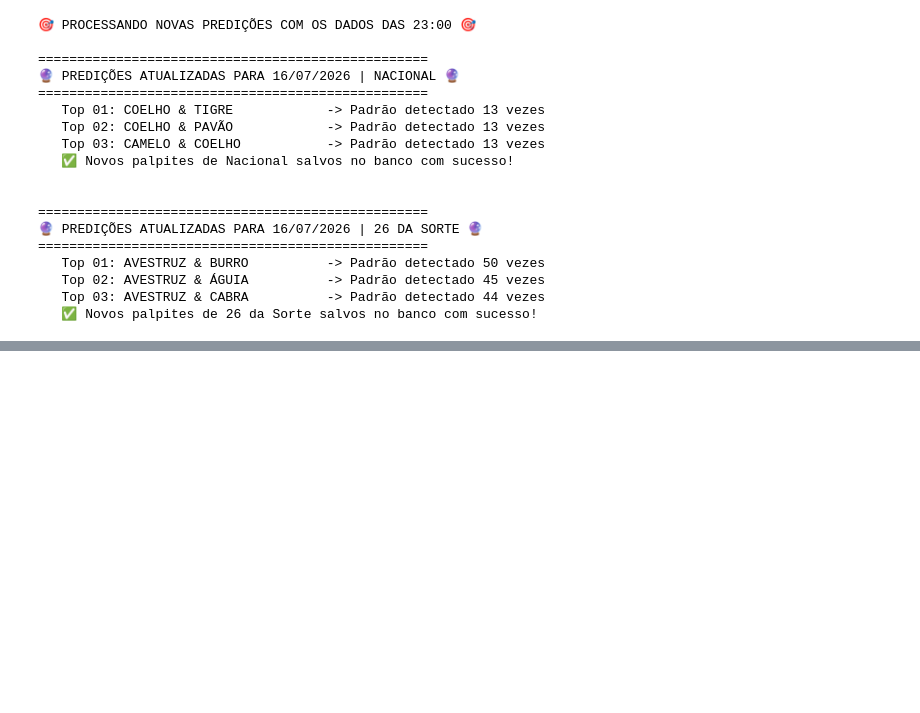
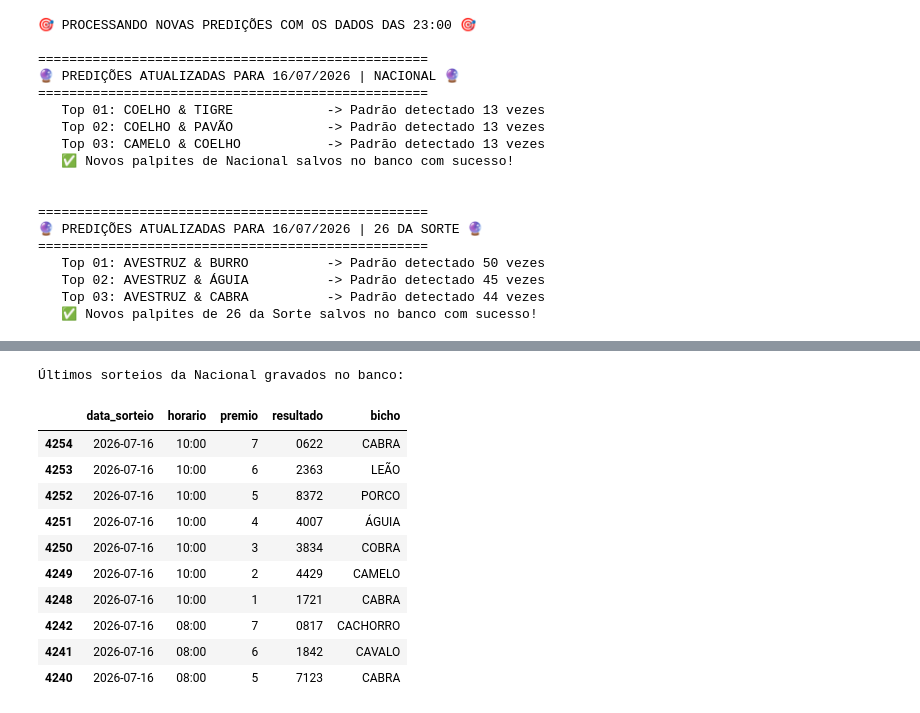
Before and after one commit to viniciushoffmanndev/lottery-predictive-scraper, a Jupyter notebook: analise_loterias.ipynb, the cells around one changed output, grey strips where cells are left out. Cells and saved outputs as stored; diff of their text form; code cells hidden in the pictures; blank space fills up the shorter version.

```diff
--- a/analise_loterias.ipynb
+++ b/analise_loterias.ipynb
@@ -901,0 +1022,29 @@ await prever_e_salvar_duque("26 da Sorte", df_26_sorte, data_amanha)
+# %%
+# ==========================================
+# 🔎 SANITY CHECK: ÚLTIMOS RESULTADOS NO BANCO
+# ==========================================
+
+print("Últimos sorteios da Nacional gravados no banco:\n")
+
+# 1. Filtra só a Nacional
+df_check = df[df['no_loteria'] == 'Nacional'].copy()
+
+# 2. Ordena da data/hora mais recente para a mais antiga
+df_check = df_check.sort_values(by='data_hora', ascending=False)
+
+# 3. Seleciona só as colunas que importam para não poluir a tela e mostra os 10 primeiros
+colunas_visiveis = ['data_sorteio', 'horario', 'premio', 'resultado', 'bicho']
+display(df_check[colunas_visiveis].head(10))
+# %% [output]
+Últimos sorteios da Nacional gravados no banco:
+|  | data_sorteio | horario | premio | resultado | bicho |
+| 4254 | 2026-07-16 | 10:00 | 7 | 0622 | CABRA |
+| 4253 | 2026-07-16 | 10:00 | 6 | 2363 | LEÃO |
+| 4252 | 2026-07-16 | 10:00 | 5 | 8372 | PORCO |
+| 4251 | 2026-07-16 | 10:00 | 4 | 4007 | ÁGUIA |
+| 4250 | 2026-07-16 | 10:00 | 3 | 3834 | COBRA |
+| 4249 | 2026-07-16 | 10:00 | 2 | 4429 | CAMELO |
+| 4248 | 2026-07-16 | 10:00 | 1 | 1721 | CABRA |
+| 4242 | 2026-07-16 | 08:00 | 7 | 0817 | CACHORRO |
+| 4241 | 2026-07-16 | 08:00 | 6 | 1842 | CAVALO |
+| 4240 | 2026-07-16 | 08:00 | 5 | 7123 | CABRA |
```
Also changed, not shown: parts of 2 cells of this notebook.
